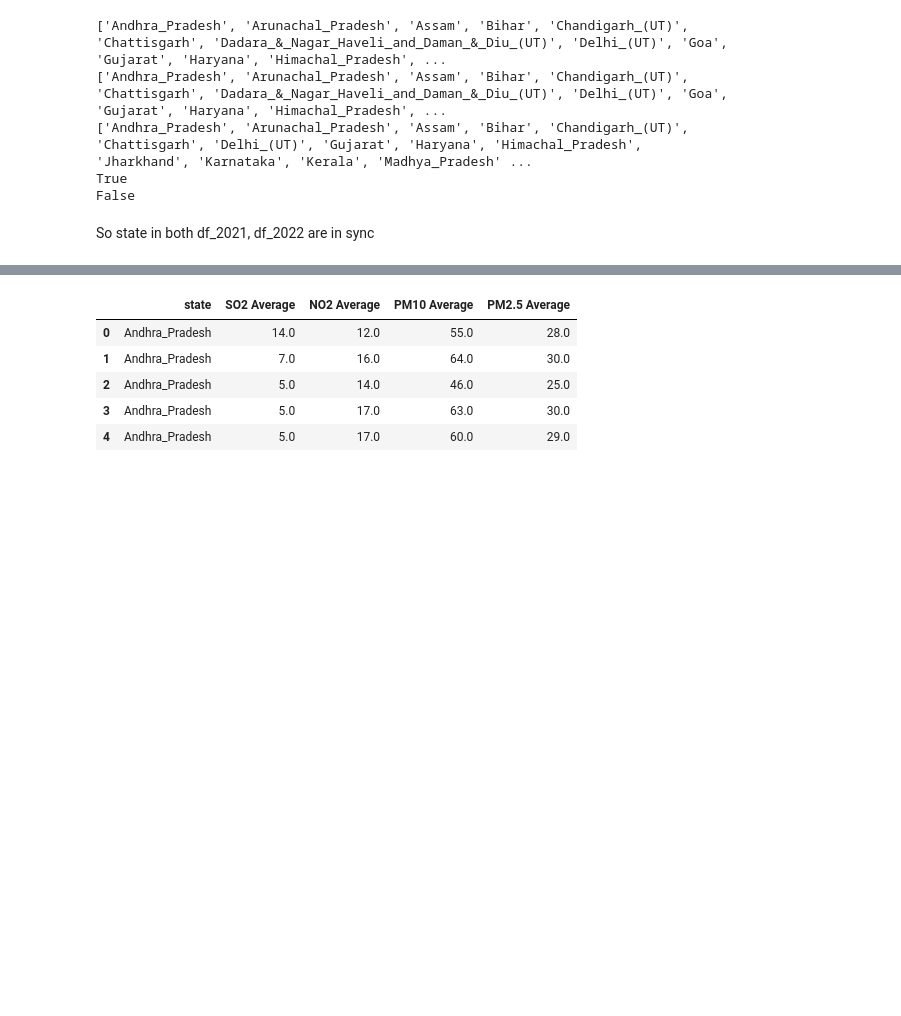
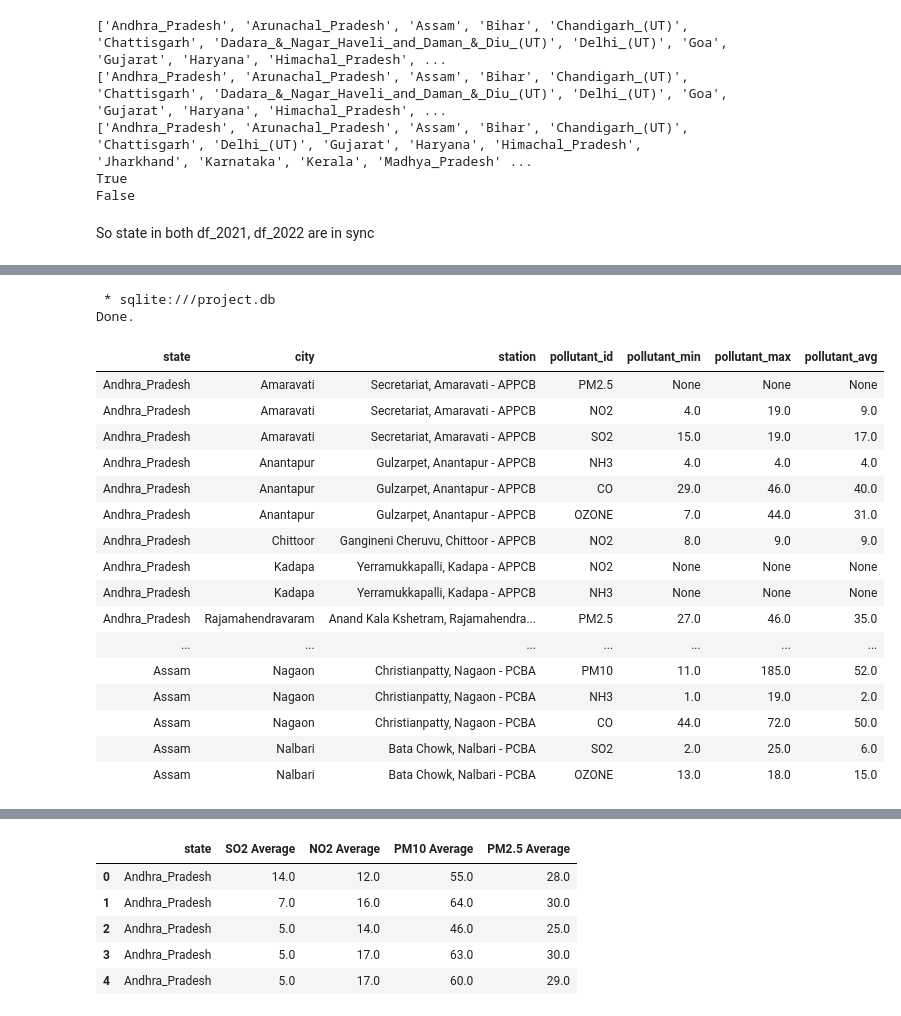
Before and after one commit to latheeshpoondla/Project, a Jupyter notebook: DSProject.ipynb, the cells around one changed output, grey strips where cells are left out. Saved outputs shown, nothing was run; the diff lists cells and outputs as text; code cells hidden in the pictures; blank space fills up the shorter version.

```diff
--- a/DSProject.ipynb
+++ b/DSProject.ipynb
@@ -155,0 +246,23 @@ conn.commit()
+# %%
+%%sql
+SELECT * FROM currentdf LIMIT 25;
+# %% [output]
+ * sqlite:///project.db
+Done.
+| state | city | station | pollutant_id | pollutant_min | pollutant_max | pollutant_avg |
+| Andhra_Pradesh | Amaravati | Secretariat, Amaravati - APPCB | PM2.5 | None | None | None |
+| Andhra_Pradesh | Amaravati | Secretariat, Amaravati - APPCB | NO2 | 4.0 | 19.0 | 9.0 |
+| Andhra_Pradesh | Amaravati | Secretariat, Amaravati - APPCB | SO2 | 15.0 | 19.0 | 17.0 |
+| Andhra_Pradesh | Anantapur | Gulzarpet, Anantapur - APPCB | NH3 | 4.0 | 4.0 | 4.0 |
+| Andhra_Pradesh | Anantapur | Gulzarpet, Anantapur - APPCB | CO | 29.0 | 46.0 | 40.0 |
+| Andhra_Pradesh | Anantapur | Gulzarpet, Anantapur - APPCB | OZONE | 7.0 | 44.0 | 31.0 |
+| Andhra_Pradesh | Chittoor | Gangineni Cheruvu, Chittoor - APPCB | NO2 | 8.0 | 9.0 | 9.0 |
+| Andhra_Pradesh | Kadapa | Yerramukkapalli, Kadapa - APPCB | NO2 | None | None | None |
+| Andhra_Pradesh | Kadapa | Yerramukkapalli, Kadapa - APPCB | NH3 | None | None | None |
+| Andhra_Pradesh | Rajamahendravaram | Anand Kala Kshetram, Rajamahendra... | PM2.5 | 27.0 | 46.0 | 35.0 |
+| ... | ... | ... | ... | ... | ... | ... |
+| Assam | Nagaon | Christianpatty, Nagaon - PCBA | PM10 | 11.0 | 185.0 | 52.0 |
+| Assam | Nagaon | Christianpatty, Nagaon - PCBA | NH3 | 1.0 | 19.0 | 2.0 |
+| Assam | Nagaon | Christianpatty, Nagaon - PCBA | CO | 44.0 | 72.0 | 50.0 |
+| Assam | Nalbari | Bata Chowk, Nalbari - PCBA | SO2 | 2.0 | 25.0 | 6.0 |
+| Assam | Nalbari | Bata Chowk, Nalbari - PCBA | OZONE | 13.0 | 18.0 | 15.0 |
```
Also changed, not shown: parts of 17 cells of this notebook, 1 other file.
